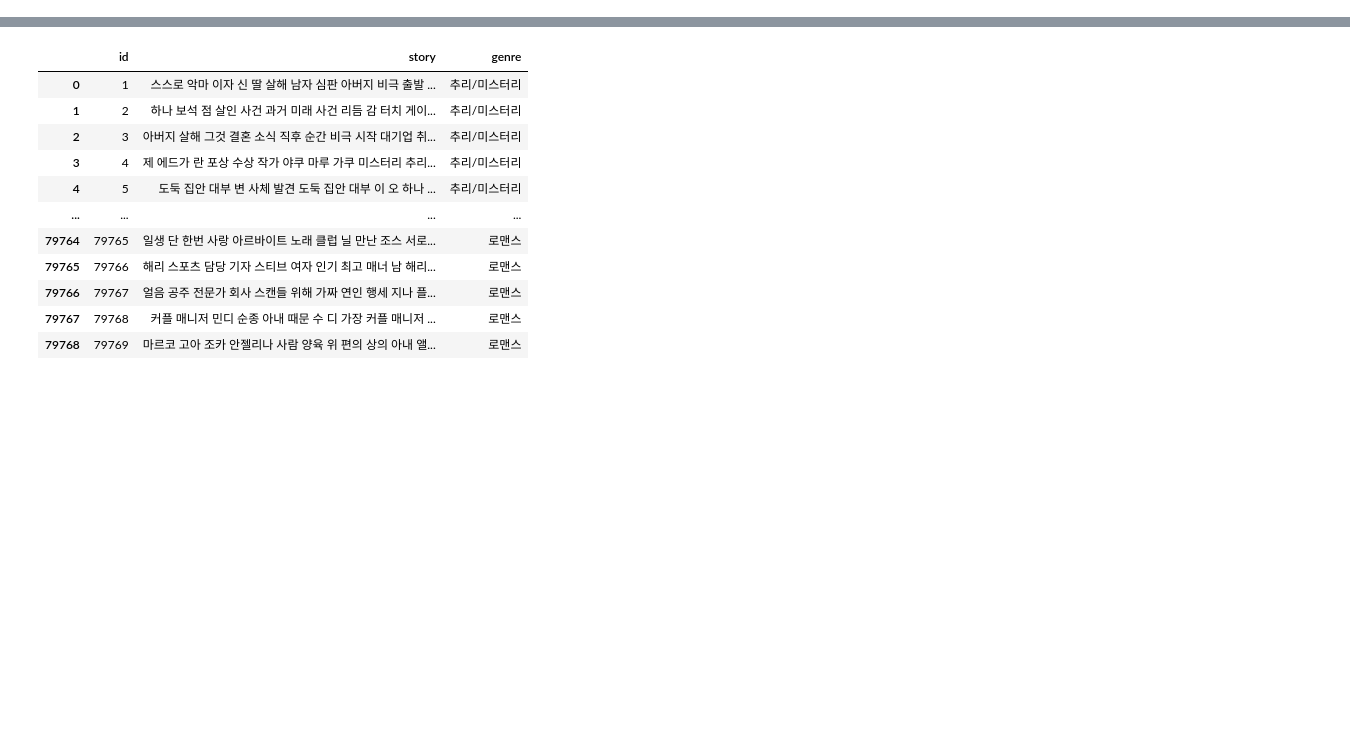
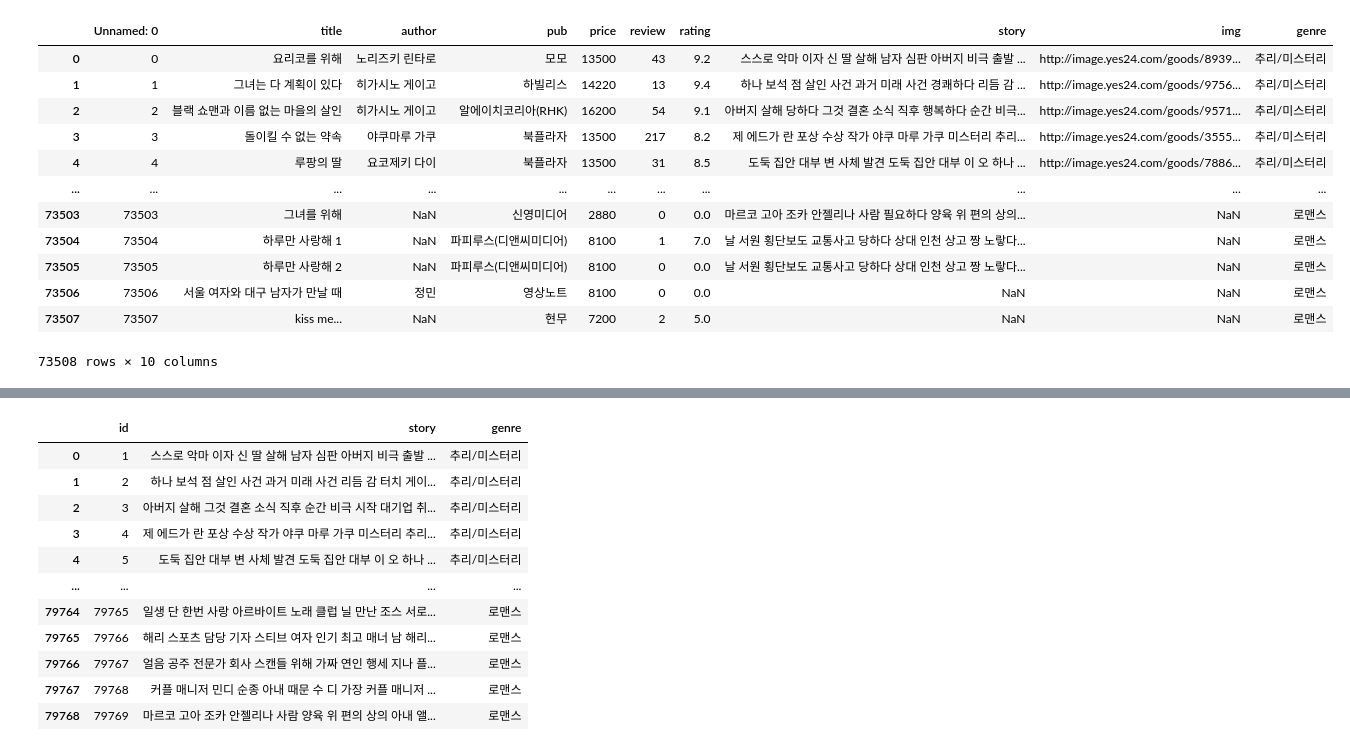
Before and after one commit to ggwnsghgg/book_project, a Jupyter notebook: 책_추천알고리즘.ipynb, the cells around one changed output, grey strips where cells are left out. Cells and saved outputs as stored; diff of their text form; code cells hidden in the pictures; blank space fills up the shorter version.

```diff
--- a/책_추천알고리즘.ipynb
+++ b/책_추천알고리즘.ipynb
@@ -50,5 +217,5 @@ df_books_data = pd.read_sql(query, db)
 # %%
 # 구글 드라이브 사용시
 
-# path = '/content/drive/MyDrive/data/'
-# df_books_data = pd.read_csv(os.path.join(path, 'book_data.csv'), error_bad_lines=False)
+path = '/content/drive/MyDrive/'
+df_books = pd.read_excel(os.path.join(path, 'book_preprocessing.xlsx'))
@@ -70,0 +222,16 @@ df_books_data
+# %%
+df_books
+# %% [output]
+|  | Unnamed: 0 | title | author | pub | price | review | rating | story | img | genre |
+| 0 | 0 | 요리코를 위해 | 노리즈키 린타로 | 모모 | 13500 | 43 | 9.2 | 스스로 악마 이자 신 딸 살해 남자 심판 아버지 비극 출발 ... | http://image.yes24.com/goods/8939... | 추리/미스터리 |
+| 1 | 1 | 그녀는 다 계획이 있다 | 히가시노 게이고 | 하빌리스 | 14220 | 13 | 9.4 | 하나 보석 점 살인 사건 과거 미래 사건 경쾌하다 리듬 감 ... | http://image.yes24.com/goods/9756... | 추리/미스터리 |
+| 2 | 2 | 블랙 쇼맨과 이름 없는 마을의 살인 | 히가시노 게이고 | 알에이치코리아(RHK) | 16200 | 54 | 9.1 | 아버지 살해 당하다 그것 결혼 소식 직후 행복하다 순간 비극... | http://image.yes24.com/goods/9571... | 추리/미스터리 |
+| 3 | 3 | 돌이킬 수 없는 약속 | 야쿠마루 가쿠 | 북플라자 | 13500 | 217 | 8.2 | 제 에드가 란 포상 수상 작가 야쿠 마루 가쿠 미스터리 추리... | http://image.yes24.com/goods/3555... | 추리/미스터리 |
+| 4 | 4 | 루팡의 딸 | 요코제키 다이 | 북플라자 | 13500 | 31 | 8.5 | 도둑 집안 대부 변 사체 발견 도둑 집안 대부 이 오 하나 ... | http://image.yes24.com/goods/7886... | 추리/미스터리 |
+| ... | ... | ... | ... | ... | ... | ... | ... | ... | ... | ... |
+| 73503 | 73503 | 그녀를 위해 | NaN | 신영미디어 | 2880 | 0 | 0.0 | 마르코 고아 조카 안젤리나 사람 필요하다 양육 위 편의 상의... | NaN | 로맨스 |
+| 73504 | 73504 | 하루만 사랑해 1 | NaN | 파피루스(디앤씨미디어) | 8100 | 1 | 7.0 | 날 서원 횡단보도 교통사고 당하다 상대 인천 상고 짱 노랗다... | NaN | 로맨스 |
+| 73505 | 73505 | 하루만 사랑해 2 | NaN | 파피루스(디앤씨미디어) | 8100 | 0 | 0.0 | 날 서원 횡단보도 교통사고 당하다 상대 인천 상고 짱 노랗다... | NaN | 로맨스 |
+| 73506 | 73506 | 서울 여자와 대구 남자가 만날 때 | 정민 | 영상노트 | 8100 | 0 | 0.0 | NaN | NaN | 로맨스 |
+| 73507 | 73507 | kiss me... | NaN | 현무 | 7200 | 2 | 5.0 | NaN | NaN | 로맨스 |
+73508 rows × 10 columns
```
Also changed, not shown: parts of 27 cells of this notebook.
